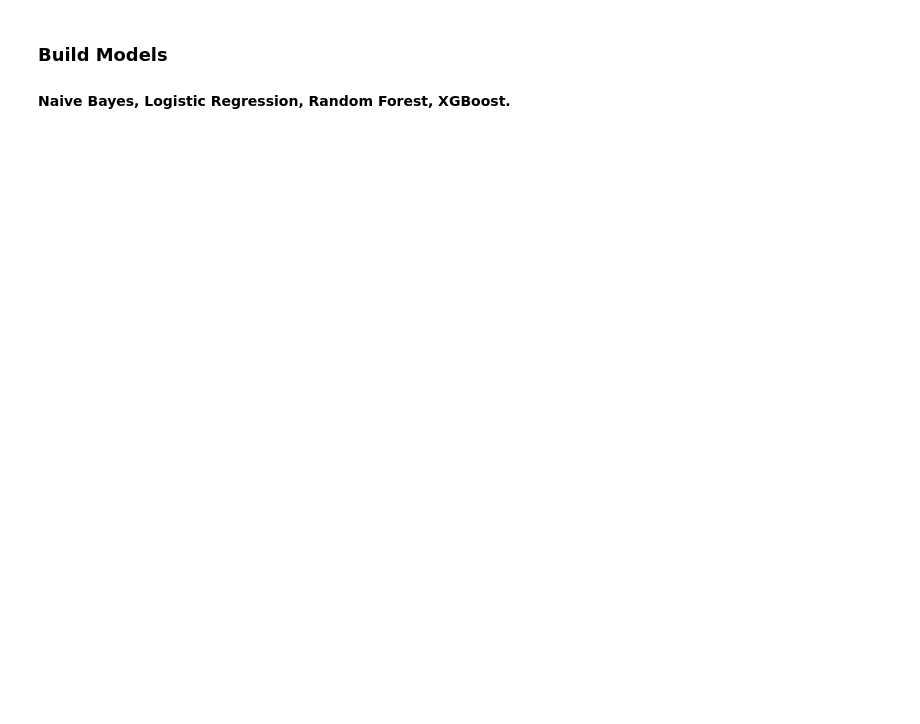
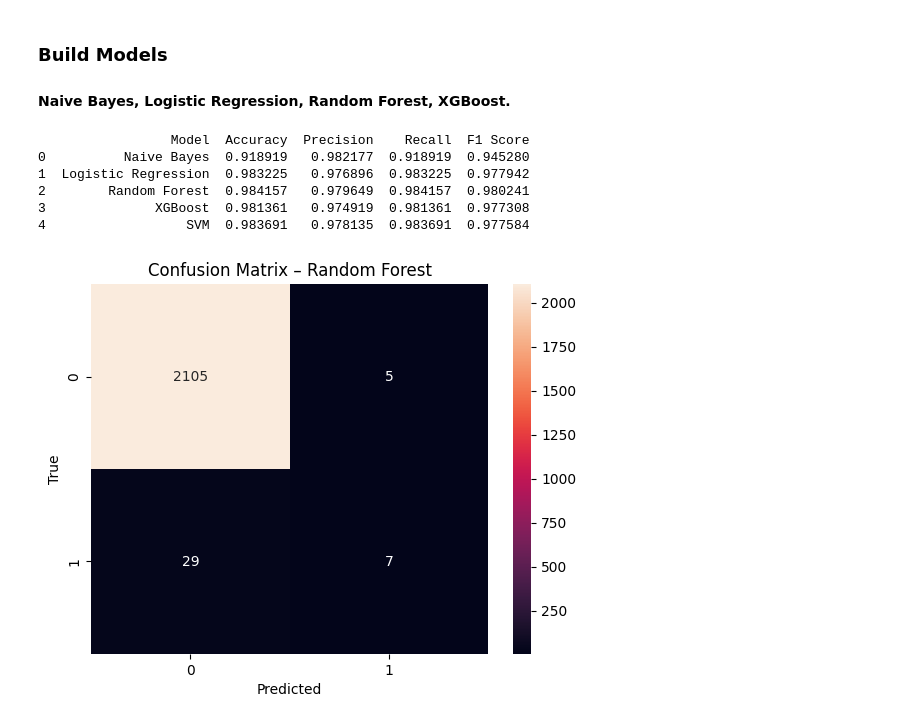
Before and after one commit to MelvinSiaw/Data-Mining, a Jupyter notebook: Assigment2.ipynb, the cells around one changed output. Drawn from its saved outputs; the diff is of its cells as text; code cells hidden in the pictures; blank space fills up the shorter version.

Commit message:
5 models

```diff
--- a/Assigment2.ipynb
+++ b/Assigment2.ipynb
@@ -108,17 +108,27 @@ print(X.shape, y.shape)
 from sklearn.preprocessing import LabelEncoder
 
 X_encoded = X.copy()
+
+# Encode non-numeric columns using LabelEncoder
 for col in X_encoded.columns:
     if X_encoded[col].dtype == 'object' or X_encoded[col].dtype.name == 'category':
-        le = LabelEncoder()
-        X_encoded[col] = le.fit_transform(X_encoded[col])
+        X_encoded[col] = LabelEncoder().fit_transform(X_encoded[col])
+# %%
+# Fill missing values with median (best practice)
+X_encoded = X_encoded.fillna(X_encoded.median(numeric_only=True))
 # %% [markdown]
 ### Train Test Split + Scaling
 # %%
 from sklearn.model_selection import train_test_split
 from sklearn.preprocessing import StandardScaler
+from sklearn.preprocessing import LabelEncoder
 
-X_train, X_test, y_train, y_test = train_test_split(X_encoded, y, test_size=0.3, random_state=42)
+label_encoder = LabelEncoder()
+y_encoded = label_encoder.fit_transform(y)
+
+X_train, X_test, y_train, y_test = train_test_split(
+    X_encoded, y_encoded, test_size=0.3, random_state=42
+)
 
 scaler = StandardScaler()
 X_train_scaled = scaler.fit_transform(X_train)
@@ -151,3 +161,61 @@ X_encoded = X_encoded.fillna(X_encoded.median(numeric_only=True))
 # %% [markdown]
 ### Build Models
 #### Naive Bayes, Logistic Regression, Random Forest, XGBoost.
+# %%
+from sklearn.naive_bayes import GaussianNB
+from sklearn.linear_model import LogisticRegression
+from sklearn.ensemble import RandomForestClassifier
+from xgboost import XGBClassifier
+from sklearn.metrics import accuracy_score, precision_score, recall_score, f1_score
+from sklearn.svm import SVC
+
+# Define models
+models = {
+    "Naive Bayes": GaussianNB(),
+    "Logistic Regression": LogisticRegression(max_iter=500),
+    "Random Forest": RandomForestClassifier(),
+   "XGBoost": XGBClassifier(eval_metric='logloss'),
+   "SVM": SVC(kernel="rbf", probability=True)
+}
+
+# Train and evaluate
+results = []
+
+for name, model in models.items():
+    model.fit(X_train_scaled, y_train)
+    y_pred = model.predict(X_test_scaled)
+    results.append({
+        "Model": name,
+        "Accuracy": accuracy_score(y_test, y_pred),
+        "Precision": precision_score(y_test, y_pred, average="weighted"),
+        "Recall": recall_score(y_test, y_pred, average="weighted"),
+        "F1 Score": f1_score(y_test, y_pred, average="weighted")
+    })
+
+# Show results
+results_df = pd.DataFrame(results)
+print(results_df)
+# %% [output]
+                 Model  Accuracy  Precision    Recall  F1 Score
+0          Naive Bayes  0.918919   0.982177  0.918919  0.945280
+1  Logistic Regression  0.983225   0.976896  0.983225  0.977942
+2        Random Forest  0.984157   0.979649  0.984157  0.980241
+3              XGBoost  0.981361   0.974919  0.981361  0.977308
+4                  SVM  0.983691   0.978135  0.983691  0.977584
+# %%
+import seaborn as sns
+from sklearn.metrics import confusion_matrix
+
+best = models["Random Forest"]      # replace if another is best
+y_best_pred = best.predict(X_test_scaled)
+
+cm = confusion_matrix(y_test, y_best_pred, labels=best.classes_)
+sns.heatmap(cm, annot=True, fmt="d",
+            xticklabels=best.classes_,
+            yticklabels=best.classes_)
+plt.xlabel("Predicted")
+plt.ylabel("True")
+plt.title("Confusion Matrix – Random Forest")
+plt.show()
+# %% [output]
+[figure, added]
```
Also changed, not shown: parts of 2 cells of this notebook.
